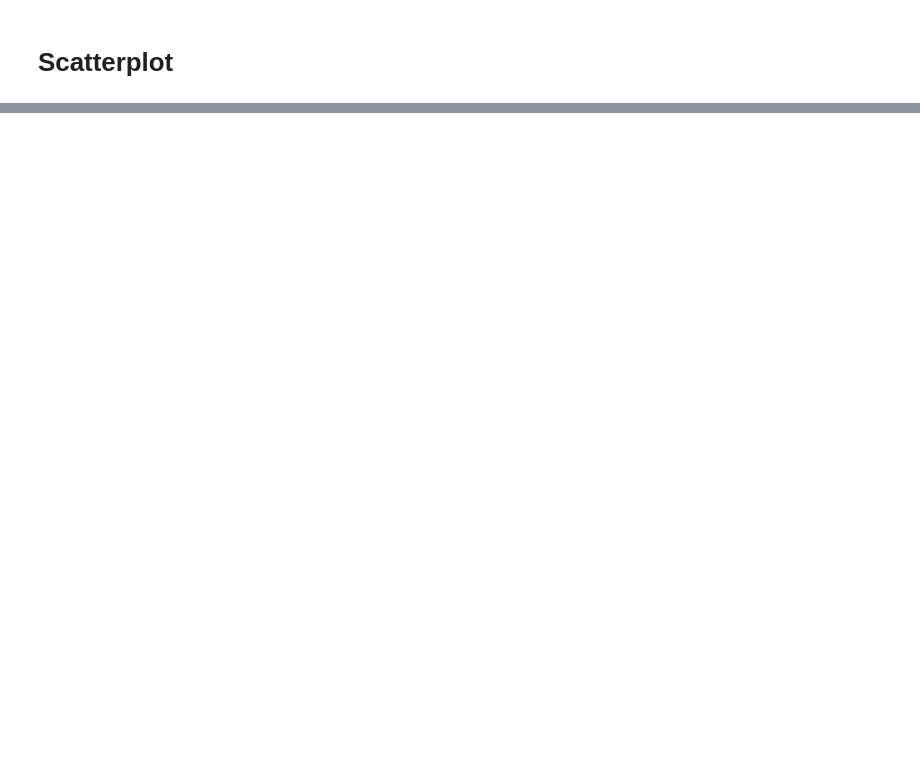
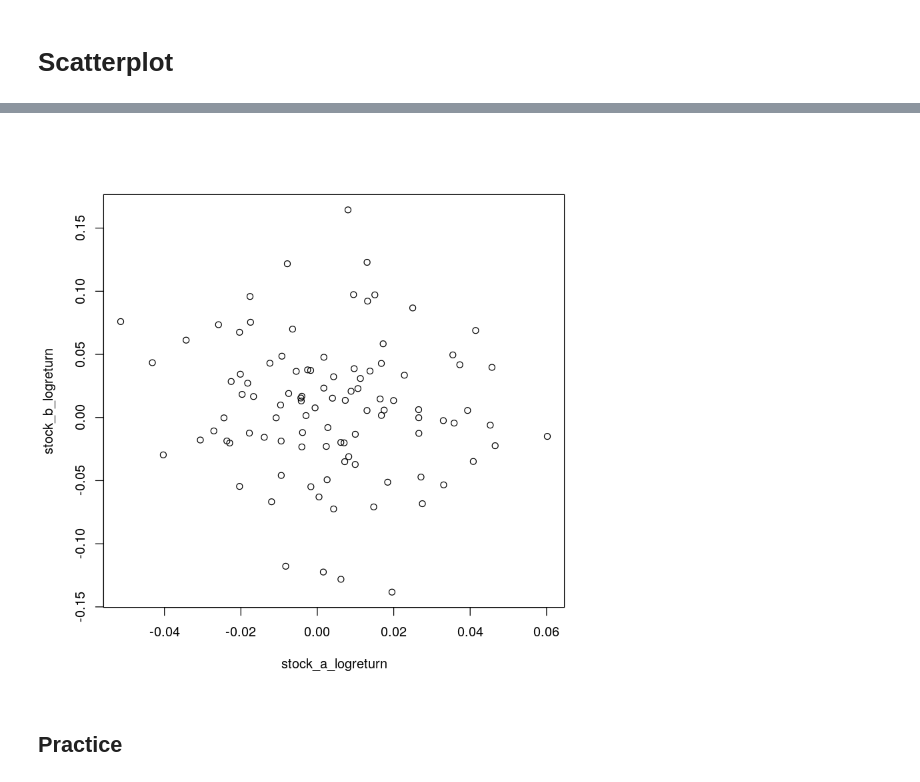
Before and after one commit to denglert/R-sandbox, a Jupyter notebook: datacamp/Time_series/scatterplots.ipynb, the cells around one changed output, grey strips where cells are left out. Saved outputs shown, nothing was run; the diff lists cells and outputs as text; code cells hidden in the pictures; blank space fills up the shorter version.

```diff
--- a/datacamp/Time_series/scatterplots.ipynb
+++ b/datacamp/Time_series/scatterplots.ipynb
@@ -18,0 +26,6 @@ legend("topleft", c("A","B"), lty=1, col=c("red","blue"))
+# %%
+plot(stock_a_logreturn, stock_b_logreturn)
+# %% [output]
+[figure, added]
+# %% [markdown]
+## Practice
```
Also changed, not shown: parts of 33 cells of this notebook.
